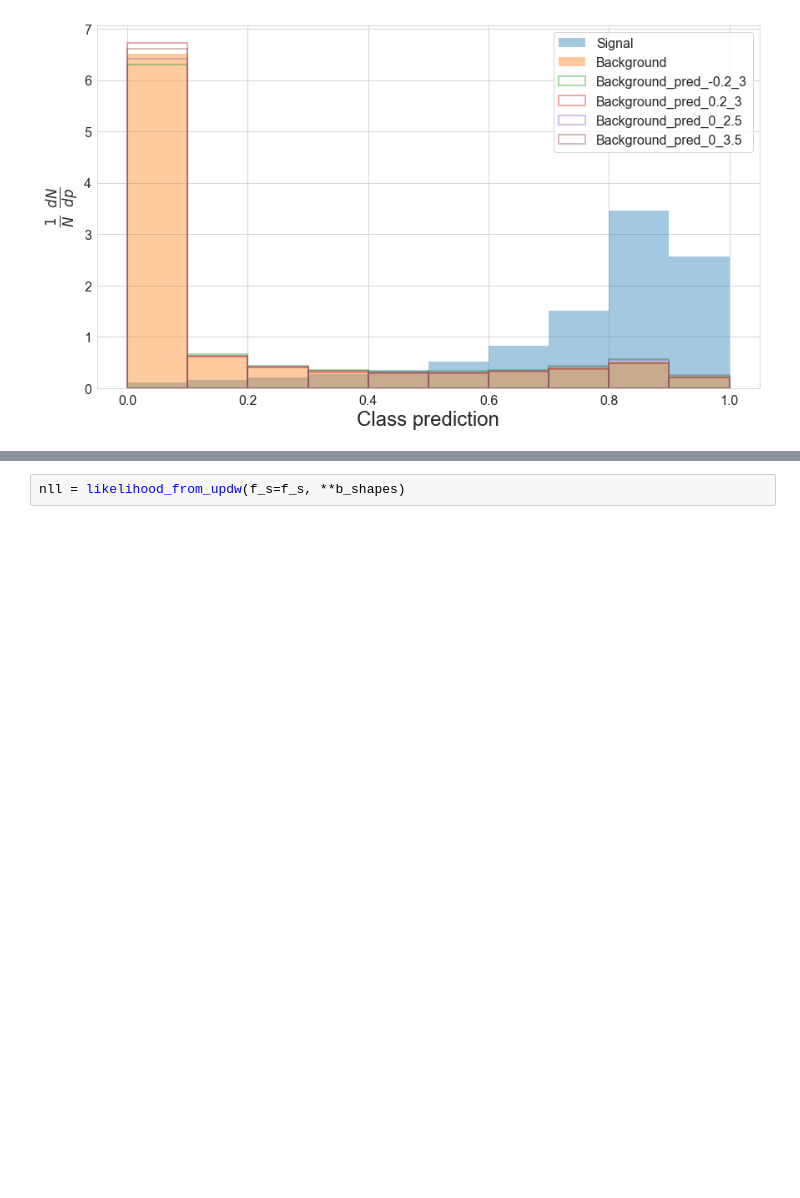
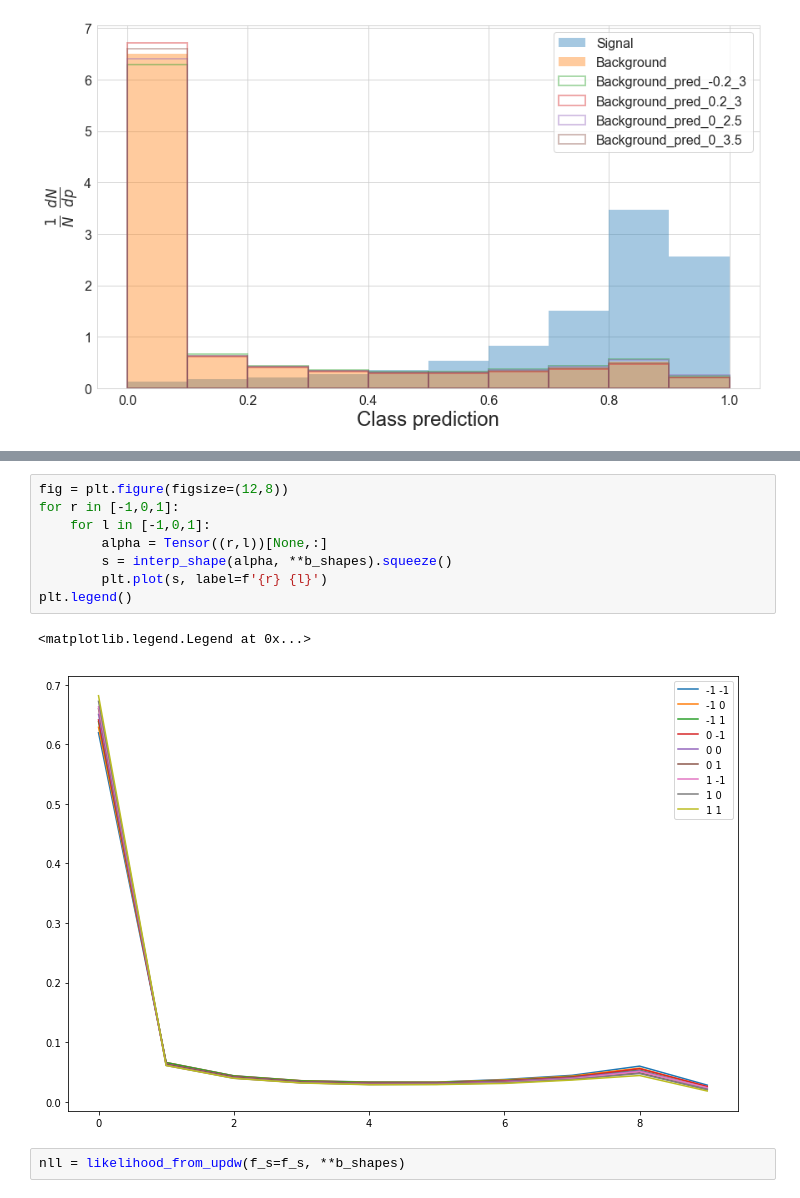
Before and after one commit to GilesStrong/pytorch_inferno, a Jupyter notebook: nbs/BCE_test_interrpolate.ipynb, the cells around one changed output, grey strips where cells are left out. Drawn from its saved outputs; the diff is of its cells as text; blank space fills up the shorter version.

```diff
--- a/nbs/BCE_test_interrpolate.ipynb
+++ b/nbs/BCE_test_interrpolate.ipynb
@@ -177,3 +253,14 @@ plot_preds(df, pred_names=['pred', 'pred_-0.2_3', 'pred_0.2_3', 'pred_0_2.5', 'p
+# %%
+fig = plt.figure(figsize=(12,8))
+for r in [-1,0,1]:
+    for l in [-1,0,1]:
+        alpha = Tensor((r,l))[None,:]
+        s = interp_shape(alpha, **b_shapes).squeeze()
+        plt.plot(s, label=f'{r} {l}')
+plt.legend()
+# %% [output]
+<matplotlib.legend.Legend at 0x...>
+[figure, added]
 # %%
 nll = likelihood_from_updw(f_s=f_s, **b_shapes)
 # %% [output]
```
Also changed, not shown: parts of 23 cells of this notebook, 9 other files.
